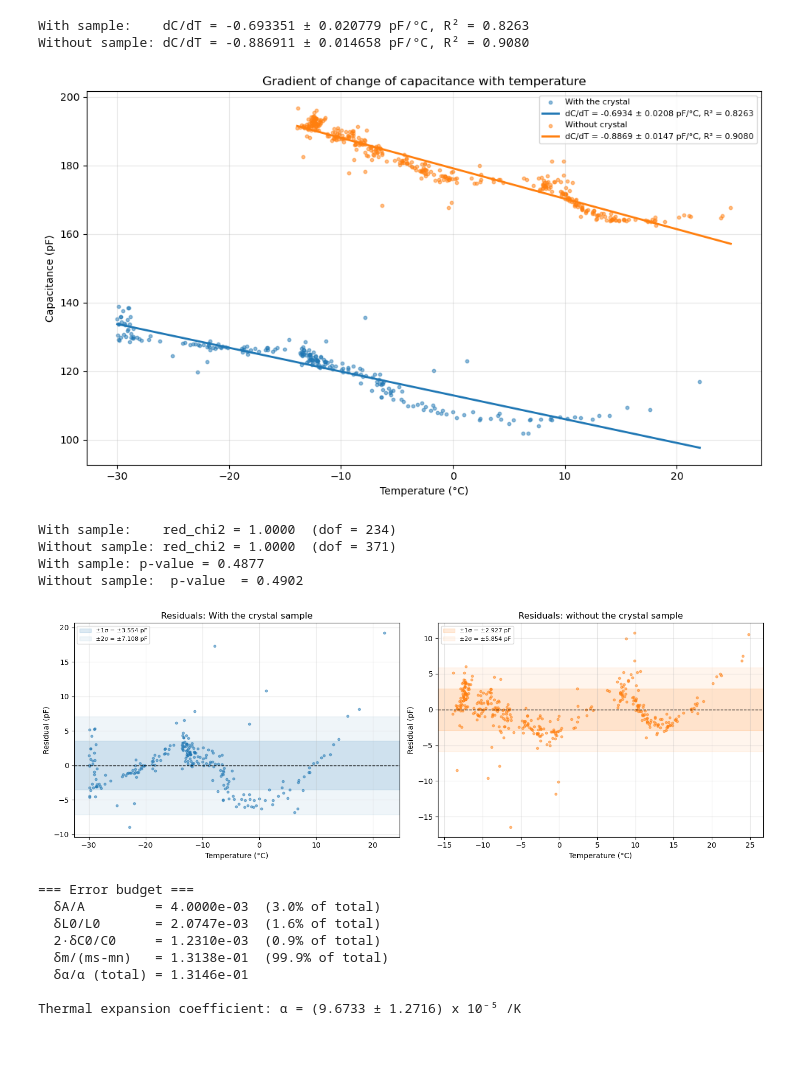
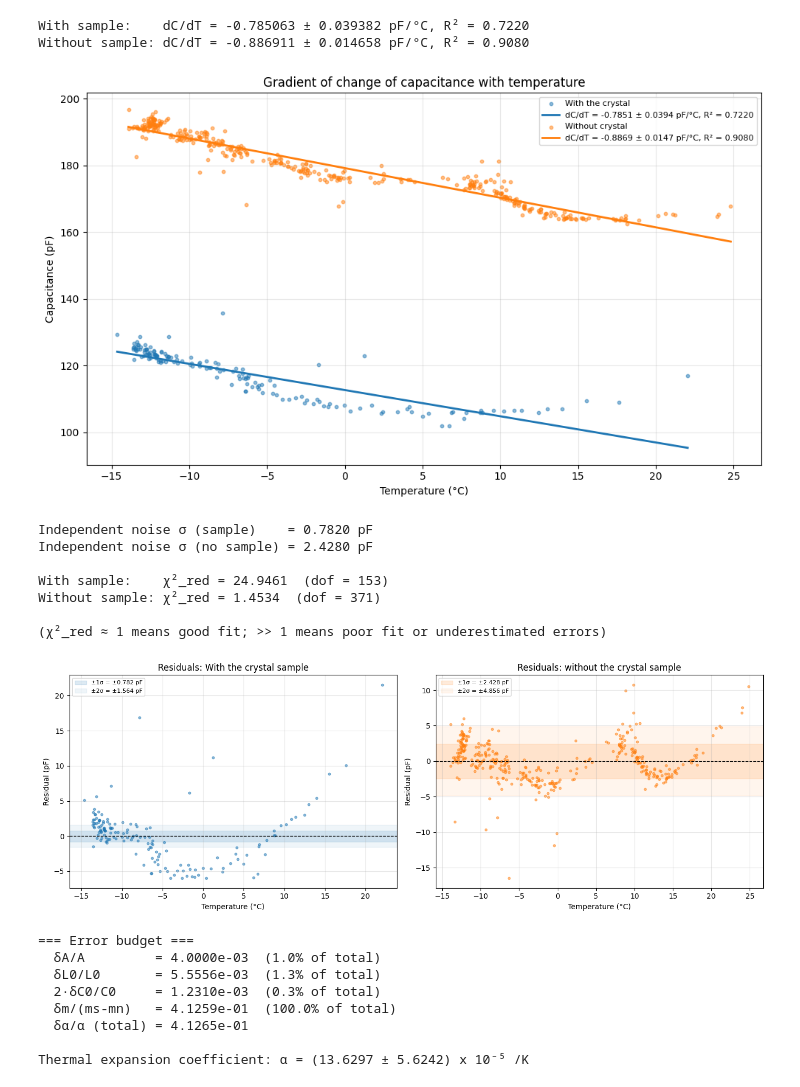
Before and after one commit to roznik20/crystal-expansion-research, a Jupyter notebook: data_analysis.ipynb, the cells around one changed output. Saved outputs shown, nothing was run; the diff lists cells and outputs as text; code cells hidden in the pictures; blank space fills up the shorter version.

Commit message:
Restore data analysis with independent noise chi-squared
Co-Authored-By: Claude Opus 4.6 <noreply@anthropic.com>

```diff
--- a/data_analysis.ipynb
+++ b/data_analysis.ipynb
@@ -3,7 +3,6 @@ import pandas as pd
 import numpy as np
 import matplotlib.pyplot as plt
 from scipy.optimize import curve_fit
-from scipy.stats import chi2 as chi2dist
 
 # Load both datasets
 df_sample = pd.read_csv('final_data/sample_capacitances.csv')
@@ -14,7 +13,7 @@ df_sample['capacitance_pF'] = df_sample['capacitance_value'] * 1e12
 df_nosample['capacitance_pF'] = df_nosample['capacitance_value'] * 1e12
 
 # Reliable temperature ranges
-T_MIN_SAMPLE, T_MAX = -30, 25
+T_MIN_SAMPLE, T_MAX = -15 , 25
 T_MIN_NOSAMPLE = T_MIN_SAMPLE
 
 df_s = df_sample[(df_sample['temperature_C'] >= T_MIN_SAMPLE) & (df_sample['temperature_C'] <= T_MAX)].copy()
@@ -94,74 +93,75 @@ ax.legend(loc='upper right', fontsize=8)
 plt.tight_layout()
 plt.show()
 # %% [output]
-With sample:    dC/dT = -0.693351 ± 0.020779 pF/°C, R² = 0.8263
+With sample:    dC/dT = -0.785063 ± 0.039382 pF/°C, R² = 0.7220
 Without sample: dC/dT = -0.886911 ± 0.014658 pF/°C, R² = 0.9080
-[figure, old version]
+[figure, new version]
 # %%
-# Reduced chi-squared and pvalue for the linear fits
+# Reduced chi-squared for the linear fits
+# Using independent noise measurements as uncertainty
+sigma_s_noise = 0.7820  # pF, from sample noise runs
+sigma_n_noise = 2.4280  # pF, from no-sample noise runs
+print(f"Independent noise σ (sample)    = {sigma_s_noise:.4f} pF")
+print(f"Independent noise σ (no sample) = {sigma_n_noise:.4f} pF")
 
 # Sample
 residuals_s = df_s['capacitance_pF'].values - (m_s * df_s['temperature_C'].values + b_s)
-sigma_s = np.std(residuals_s, ddof=2)
-chi2_s = np.sum((residuals_s / sigma_s)**2)
+chi2_s = np.sum((residuals_s / sigma_s_noise)**2)
 dof_s = len(residuals_s) - 2
 chi2_red_s = chi2_s / dof_s
-pval_sample = chi2dist.sf(chi2_s, dof_s)
-
 
 # No sample
 residuals_n = df_n['capacitance_pF'].values - (m_n * df_n['temperature_C'].values + b_n)
-sigma_n = np.std(residuals_n, ddof=2)
-chi2_n = np.sum((residuals_n / sigma_n)**2)
+chi2_n = np.sum((residuals_n / sigma_n_noise)**2)
 dof_n = len(residuals_n) - 2
 chi2_red_n = chi2_n / dof_n
-pvalue_nosample = chi2dist.sf(chi2_n, dof_n)
 
-
-print(rf"With sample:    red_chi2 = {chi2_red_s:.4f}  (dof = {dof_s})")
-print(rf"Without sample: red_chi2 = {chi2_red_n:.4f}  (dof = {dof_n})")
-print(rf"With sample: p-value = {pval_sample:.4f}")
-print(rf"Without sample:  p-value  = {pvalue_nosample:.4f}")
+print(f"\nWith sample:    χ²_red = {chi2_red_s:.4f}  (dof = {dof_s})")
+print(f"Without sample: χ²_red = {chi2_red_n:.4f}  (dof = {dof_n})")
+print(f"\n(χ²_red ≈ 1 means good fit; >> 1 means poor fit or underestimated errors)")
 # %% [output]
-With sample:    red_chi2 = 1.0000  (dof = 234)
-Without sample: red_chi2 = 1.0000  (dof = 371)
-With sample: p-value = 0.4877
-Without sample:  p-value  = 0.4902
+Independent noise σ (sample)    = 0.7820 pF
+Independent noise σ (no sample) = 2.4280 pF
+
+With sample:    χ²_red = 24.9461  (dof = 153)
+Without sample: χ²_red = 1.4534  (dof = 371)
+
+(χ²_red ≈ 1 means good fit; >> 1 means poor fit or underestimated errors)
 # %%
-# Residual plots with standard error bands
+# Residual plots with standard error bands (using independent noise sigma per setup)
 fig, (ax1, ax2) = plt.subplots(1, 2, figsize=(14, 5))
 
 ax1.scatter(df_s['temperature_C'].values, residuals_s, s=10, alpha=0.5, color='tab:blue')
 ax1.axhline(0, color='k', linewidth=1, linestyle='--')
-ax1.axhspan(-sigma_s, sigma_s, alpha=0.15, color='tab:blue', label=f'±1σ = ±{sigma_s:.3f} pF')
-ax1.axhspan(-2*sigma_s, 2*sigma_s, alpha=0.07, color='tab:blue', label=f'±2σ = ±{2*sigma_s:.3f} pF')
+ax1.axhspan(-sigma_s_noise, sigma_s_noise, alpha=0.15, color='tab:blue', label=f'±1σ = ±{sigma_s_noise:.3f} pF')
+ax1.axhspan(-2*sigma_s_noise, 2*sigma_s_noise, alpha=0.07, color='tab:blue', label=f'±2σ = ±{2*sigma_s_noise:.3f} pF')
 ax1.set_xlabel('Temperature (°C)')
 ax1.set_ylabel('Residual (pF)')
 ax1.set_title('Residuals: With the crystal sample')
 ax1.legend(fontsize=8)
 ax1.grid(True, alpha=0.3)
 
 ax2.scatter(df_n['temperature_C'].values, residuals_n, s=10, alpha=0.5, color='tab:orange')
 ax2.axhline(0, color='k', linewidth=1, linestyle='--')
-ax2.axhspan(-sigma_n, sigma_n, alpha=0.15, color='tab:orange', label=f'±1σ = ±{sigma_n:.3f} pF')
-ax2.axhspan(-2*sigma_n, 2*sigma_n, alpha=0.07, color='tab:orange', label=f'±2σ = ±{2*sigma_n:.3f} pF')
+ax2.axhspan(-sigma_n_noise, sigma_n_noise, alpha=0.15, color='tab:orange', label=f'±1σ = ±{sigma_n_noise:.3f} pF')
+ax2.axhspan(-2*sigma_n_noise, 2*sigma_n_noise, alpha=0.07, color='tab:orange', label=f'±2σ = ±{2*sigma_n_noise:.3f} pF')
 ax2.set_xlabel('Temperature (°C)')
 ax2.set_ylabel('Residual (pF)')
 ax2.set_title('Residuals: without the crystal sample')
 ax2.legend(fontsize=8)
 ax2.grid(True, alpha=0.3)
 
 plt.tight_layout()
 plt.show()
 # %% [output]
-[figure, old version]
+[figure, new version]
 # %%
 side = 0.05  # m (5 cm)
 delta_side = 0.1e-3  # m (0.1 mm)
 A = side**2  # m^2
 delta_A = 2 * side * delta_side  # error propagation for A = side^2
 
-L0 = 0.482e-2  # m, with uncertainty of 0.01mm
+L0 = 0.18e-2  # m, with uncertainty of 0.01mm
 delta_L0 = 0.01e-3  # m
 
 air_permittivity = 8.854e-12  # F/m
@@ -199,10 +199,10 @@ print()
 print(f"Thermal expansion coefficient: α = ({alpha * 1e5:.4f} ± {delta_alpha * 1e5:.4f}) x 10⁻⁵ /K")
 # %% [output]
 === Error budget ===
-  δA/A         = 4.0000e-03  (3.0% of total)
-  δL0/L0       = 2.0747e-03  (1.6% of total)
-  2·δC0/C0     = 1.2310e-03  (0.9% of total)
-  δm/(ms-mn)   = 1.3138e-01  (99.9% of total)
-  δα/α (total) = 1.3146e-01
+  δA/A         = 4.0000e-03  (1.0% of total)
+  δL0/L0       = 5.5556e-03  (1.3% of total)
+  2·δC0/C0     = 1.2310e-03  (0.3% of total)
+  δm/(ms-mn)   = 4.1259e-01  (100.0% of total)
+  δα/α (total) = 4.1265e-01
 
-Thermal expansion coefficient: α = (9.6733 ± 1.2716) x 10⁻⁵ /K
+Thermal expansion coefficient: α = (13.6297 ± 5.6242) x 10⁻⁵ /K
```
Also changed, not shown: parts of 2 cells of this notebook.
